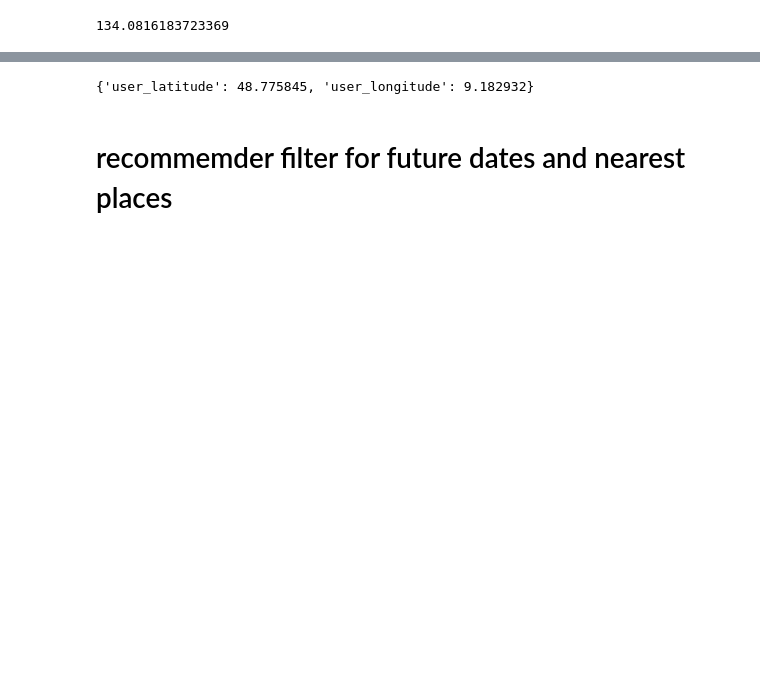
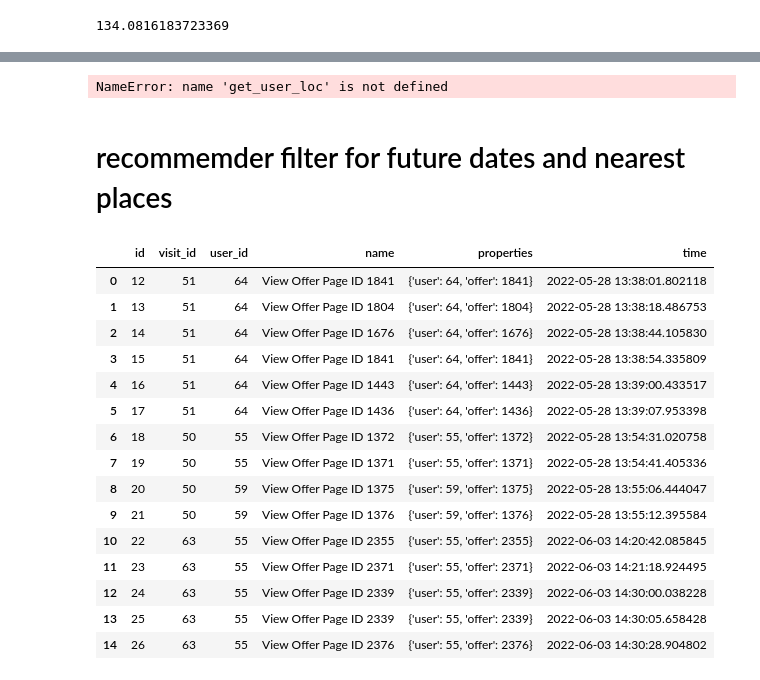
Before and after one commit to doode-1708/SportsExperiencePlatform, a Jupyter notebook: notebooks/sk_simple_recomender.ipynb, the cells around one changed output, grey strips where cells are left out. Saved outputs shown, nothing was run; the diff lists cells and outputs as text; code cells hidden in the pictures; blank space fills up the shorter version.

```diff
--- a/notebooks/sk_simple_recomender.ipynb
+++ b/notebooks/sk_simple_recomender.ipynb
@@ -386,6 +441,25 @@ array([55, 56, 57, 58, 59, 60, 61, 62, 63, 64])
 # %%
-get_user_loc(63, df = users_df)
+get_user_loc(65, df = users_df)
 # %% [output]
-{'user_latitude': 48.775845, 'user_longitude': 9.182932}
+NameError: name 'get_user_loc' is not defined
 # %% [markdown]
 #  recommemder filter for future dates and nearest places
+# %%
+ahoy_events_df.head(15)
+# %% [output]
+|  | id | visit_id | user_id | name | properties | time |
+| 0 | 12 | 51 | 64 | View Offer Page ID 1841 | {'user': 64, 'offer': 1841} | 2022-05-28 13:38:01.802118 |
+| 1 | 13 | 51 | 64 | View Offer Page ID 1804 | {'user': 64, 'offer': 1804} | 2022-05-28 13:38:18.486753 |
+| 2 | 14 | 51 | 64 | View Offer Page ID 1676 | {'user': 64, 'offer': 1676} | 2022-05-28 13:38:44.105830 |
+| 3 | 15 | 51 | 64 | View Offer Page ID 1841 | {'user': 64, 'offer': 1841} | 2022-05-28 13:38:54.335809 |
+| 4 | 16 | 51 | 64 | View Offer Page ID 1443 | {'user': 64, 'offer': 1443} | 2022-05-28 13:39:00.433517 |
+| 5 | 17 | 51 | 64 | View Offer Page ID 1436 | {'user': 64, 'offer': 1436} | 2022-05-28 13:39:07.953398 |
+| 6 | 18 | 50 | 55 | View Offer Page ID 1372 | {'user': 55, 'offer': 1372} | 2022-05-28 13:54:31.020758 |
+| 7 | 19 | 50 | 55 | View Offer Page ID 1371 | {'user': 55, 'offer': 1371} | 2022-05-28 13:54:41.405336 |
+| 8 | 20 | 50 | 59 | View Offer Page ID 1375 | {'user': 59, 'offer': 1375} | 2022-05-28 13:55:06.444047 |
+| 9 | 21 | 50 | 59 | View Offer Page ID 1376 | {'user': 59, 'offer': 1376} | 2022-05-28 13:55:12.395584 |
+| 10 | 22 | 63 | 55 | View Offer Page ID 2355 | {'user': 55, 'offer': 2355} | 2022-06-03 14:20:42.085845 |
+| 11 | 23 | 63 | 55 | View Offer Page ID 2371 | {'user': 55, 'offer': 2371} | 2022-06-03 14:21:18.924495 |
+| 12 | 24 | 63 | 55 | View Offer Page ID 2339 | {'user': 55, 'offer': 2339} | 2022-06-03 14:30:00.038228 |
+| 13 | 25 | 63 | 55 | View Offer Page ID 2339 | {'user': 55, 'offer': 2339} | 2022-06-03 14:30:05.658428 |
+| 14 | 26 | 63 | 55 | View Offer Page ID 2376 | {'user': 55, 'offer': 2376} | 2022-06-03 14:30:28.904802 |
```
Also changed, not shown: parts of 39 cells of this notebook.
